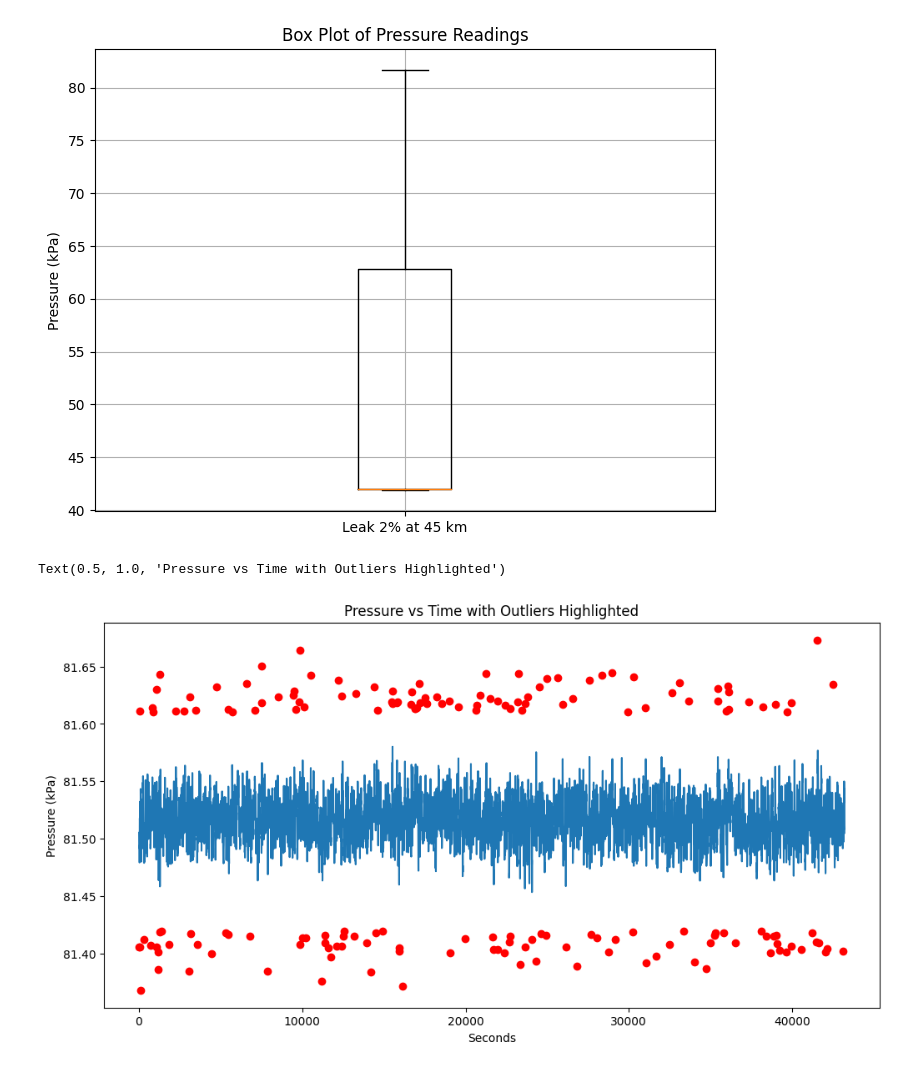
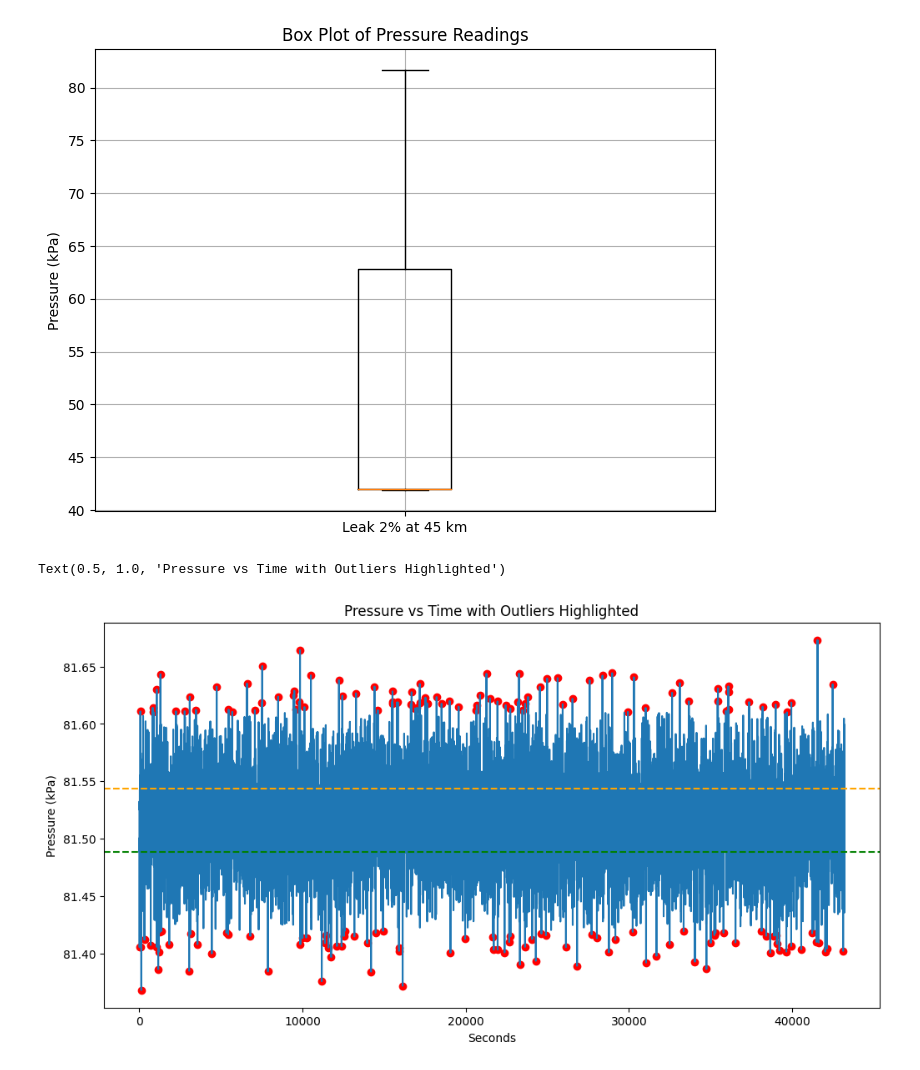
Before and after one commit to JVSCHANDRADITHYA/MultiDimensionalAD, a Jupyter notebook: Week-1-Classify/classify_flows.ipynb, the cells around one changed output. Saved outputs shown, nothing was run; the diff lists cells and outputs as text; code cells hidden in the pictures.

Commit message:
New_plots_added

```diff
--- a/Week-1-Classify/classify_flows.ipynb
+++ b/Week-1-Classify/classify_flows.ipynb
@@ -85,12 +85,15 @@ plt.show()
 # %%
 # LIST OF OUTLIESR IN STEADY ADN PLOT IN ROANGE..
 outliers_steady = steady[(steady['S1-PT-1001A'] < steady['S1-PT-1001A'].quantile(0.01)) | (steady['S1-PT-1001A'] > steady['S1-PT-1001A'].quantile(0.99))]
 fig, ax = plt.subplots(figsize=(12, 6))
-plt.plot(steady['Seconds'], steady['S1-PT-1001A'].rolling(window=5).mean(), label='Steady')
+plt.plot(steady['Seconds'], steady['S1-PT-1001A'], label='Steady')
 plt.scatter(outliers_steady['Seconds'], outliers_steady['S1-PT-1001A'], color='red', label='Outliers')
+# plot the interquartile lines
+plt.axhline(y=steady['S1-PT-1001A'].quantile(0.25) + steady['S1-PT-1001A'].quantile(0.25), color='green', linestyle='--', label='25th Percentile')
+plt.axhline(y=steady['S1-PT-1001A'].quantile(0.75), color='orange', linestyle='--', label='75th Percentile')
 plt.xlabel('Seconds')
 plt.ylabel('Pressure (kPa)')
 plt.title('Pressure vs Time with Outliers Highlighted')
 # %% [output]
 Text(0.5, 1.0, 'Pressure vs Time with Outliers Highlighted')
-[figure, old version]
+[figure, new version]
```
